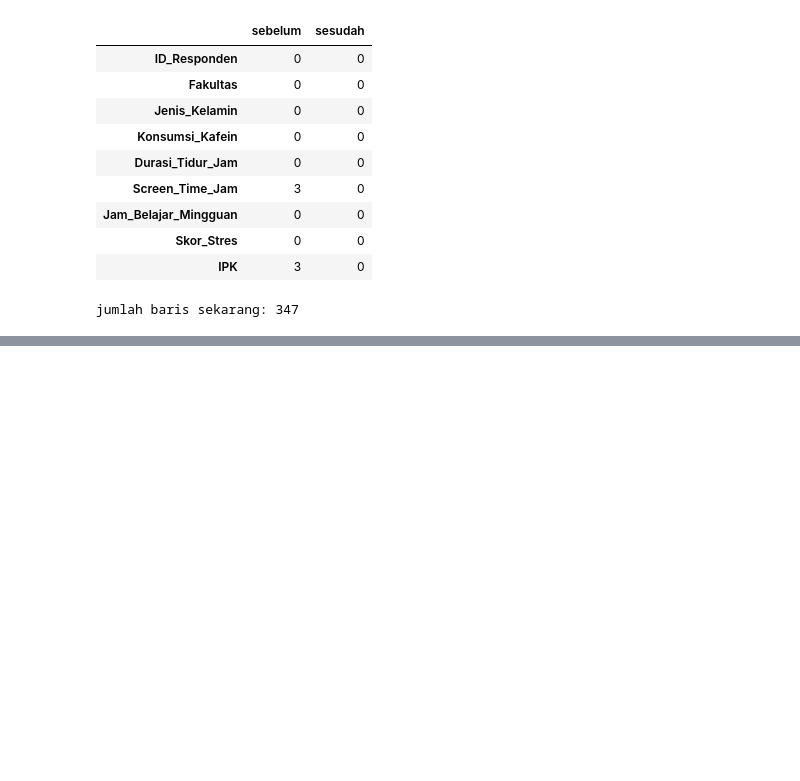
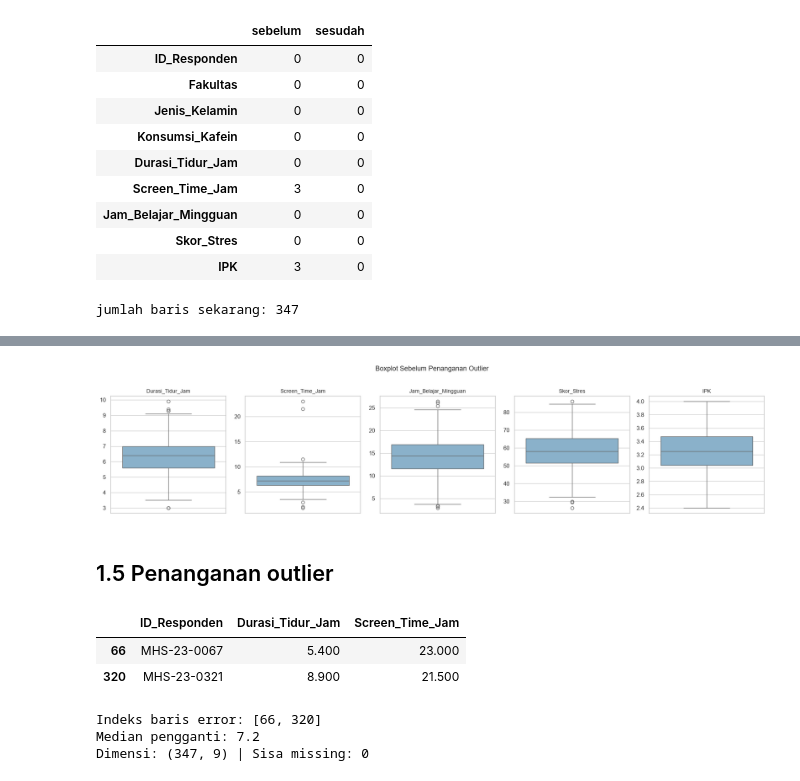
Before and after one commit to iddaann/statprob, a Jupyter notebook: project uas/.ipynb, the cells around one changed output, grey strips where cells are left out. Cells and saved outputs as stored; diff of their text form; code cells hidden in the pictures; blank space fills up the shorter version.

Commit message:
visualisasi data

```diff
--- a/project uas/.ipynb
+++ b/project uas/.ipynb
@@ -191,0 +194,26 @@ jumlah baris sekarang: 347
+# %%
+kolom_numerik = ["Durasi_Tidur_Jam", "Screen_Time_Jam",
+                 "Jam_Belajar_Mingguan", "Skor_Stres", "IPK"]
+def pagar_iqr(seri):
+    q1 = seri.quantile(0.25)
+    q3 = seri.quantile(0.75)
+    iqr = q3 - q1
+    batas_bawah = q1 - 1.5 * iqr
+    batas_atas = q3 + 1.5 * iqr
+    return q1, q3, iqr, batas_bawah, batas_atas
+# %%
+hasil = []
+for k in kolom_numerik:
+    q1, q3, iqr, bb, ba = pagar_iqr(df[k])
+    n_bawah = (df[k] < bb).sum()
+    n_atas = (df[k] > ba).sum()
+    hasil.append({
+        "Variabel": k, "Q1": q1, "Q3": q3, "IQR": iqr,
+        "Batas_Bawah": bb, "Batas_Atas": ba,
+        "Outlier_Bawah": n_bawah, "Outlier_Atas": n_atas,
+        "Total_Outlier": n_bawah + n_atas,
+    })
+
+tabel_outlier = pd.DataFrame(hasil).set_index("Variabel")
+display(tabel_outlier)
+tabel_outlier.to_csv(OUTPUT / "04_deteksi_outlier_iqr.csv")
@@ -191,0 +228,7 @@ jumlah baris sekarang: 347
+# %%
+for k in kolom_numerik:
+    _, _, _, bb, ba = pagar_iqr(df[k])
+    nilai = df.loc[(df[k] < bb) | (df[k] > ba), k].sort_values()
+    print(f"{k}: {len(nilai)} outlier")
+    print(nilai.round(2).tolist())
+    print()
@@ -191,0 +250,38 @@ jumlah baris sekarang: 347
+# %%
+df_sebelum_outlier = df.copy()
+
+fig, axes = plt.subplots(1, 5, figsize=(18, 4))
+for ax, k in zip(axes, kolom_numerik):
+    sns.boxplot(y=df_sebelum_outlier[k], ax=ax, color="#7fb3d5")
+    ax.set_title(k, fontsize=10)
+    ax.set_ylabel("")
+plt.suptitle("Boxplot Sebelum Penanganan Outlier", y=1.02, fontsize=13)
+plt.tight_layout()
+plt.savefig(OUTPUT / "04_boxplot_sebelum.png", dpi=200, bbox_inches="tight")
+plt.show()
+# %% [output]
+[figure, added]
+# %% [markdown]
+## 1.5 Penanganan outlier
+# %%
+df["tidak_wajar"] = (df["Screen_Time_Jam"] + df["Durasi_Tidur_Jam"]) > 24
+display(df.loc[df["tidak_wajar"], ["ID_Responden", "Durasi_Tidur_Jam", "Screen_Time_Jam"]])
+df = df.drop(columns="tidak_wajar")
+# %% [output]
+|  | ID_Responden | Durasi_Tidur_Jam | Screen_Time_Jam |
+| 66 | MHS-23-0067 | 5.400 | 23.000 |
+| 320 | MHS-23-0321 | 8.900 | 21.500 |
+# %%
+idx_error = df.index[df["Screen_Time_Jam"] >= 20]
+print("Indeks baris error:", idx_error.tolist())
+
+df.loc[idx_error, "Screen_Time_Jam"] = np.nan
+median_baru = df["Screen_Time_Jam"].median()
+df["Screen_Time_Jam"] = df["Screen_Time_Jam"].fillna(median_baru)
+
+print("Median pengganti:", median_baru)
+print("Dimensi:", df.shape, "| Sisa missing:", df.isna().sum().sum())
+# %% [output]
+Indeks baris error: [66, 320]
+Median pengganti: 7.2
+Dimensi: (347, 9) | Sisa missing: 0
```
Also changed, not shown: parts of 14 cells of this notebook, 8 other files.
